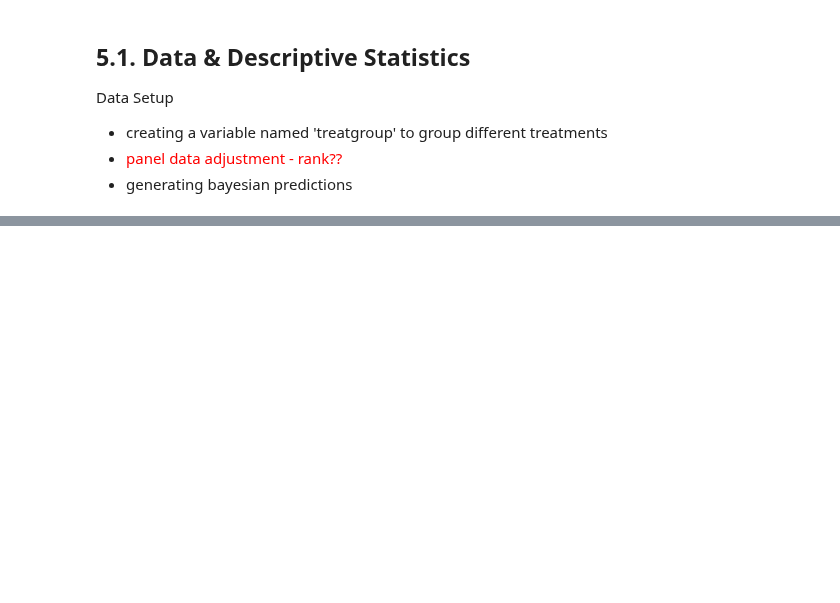
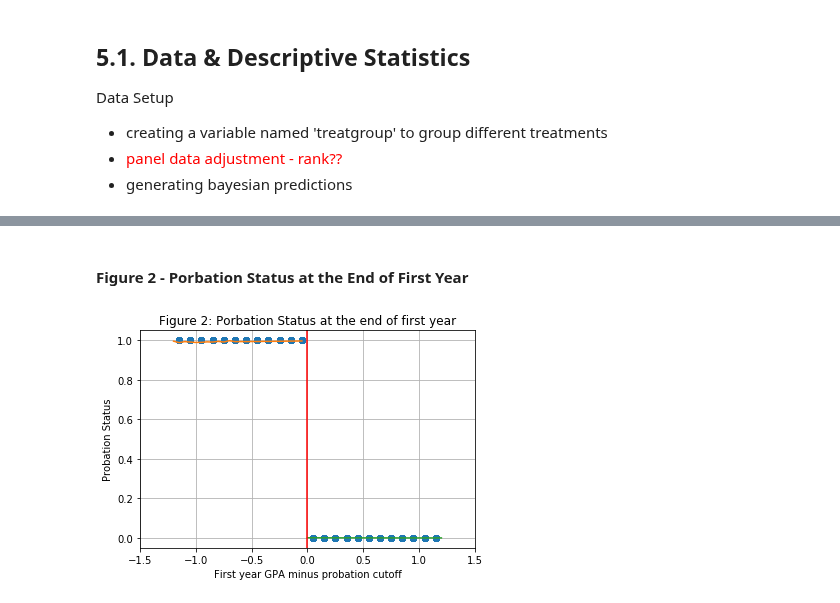
Before and after one commit to aysuavci/ose-data-science-course-project-aysuavci, a Jupyter notebook: example_project.ipynb, the cells around one changed output, grey strips where cells are left out. Cells and saved outputs as stored; diff of their text form; code cells hidden in the pictures; blank space fills up the shorter version.

```diff
--- a/example_project.ipynb
+++ b/example_project.ipynb
@@ -85,0 +138,4 @@ pd.set_option("display.max.rows", 30)
+# %%
+table2_variables = ('hsgrade_pct', 'totcredits_year1', 'age_at_entry', 'male', 'english',
+                    'bpl_north_america','loc_campus1', 'loc_campus2')
+regressors = ['const', 'gpalscutoff', 'gpaXgpalscutoff', 'gpaXgpagrcutoff']
@@ -85,0 +177,7 @@ pd.set_option("display.max.rows", 30)
+# %% [markdown]
+#### Figure 2 - Porbation Status at the End of First Year
+# %%
+predictions_fig2 = create_predictions(sample12, 'probation_year1', regressors, 0.6)
+plot_figure2(sample12, predictions_fig2)
+# %% [output]
+[figure, added]
```
Also changed, not shown: parts of 110 cells of this notebook.
